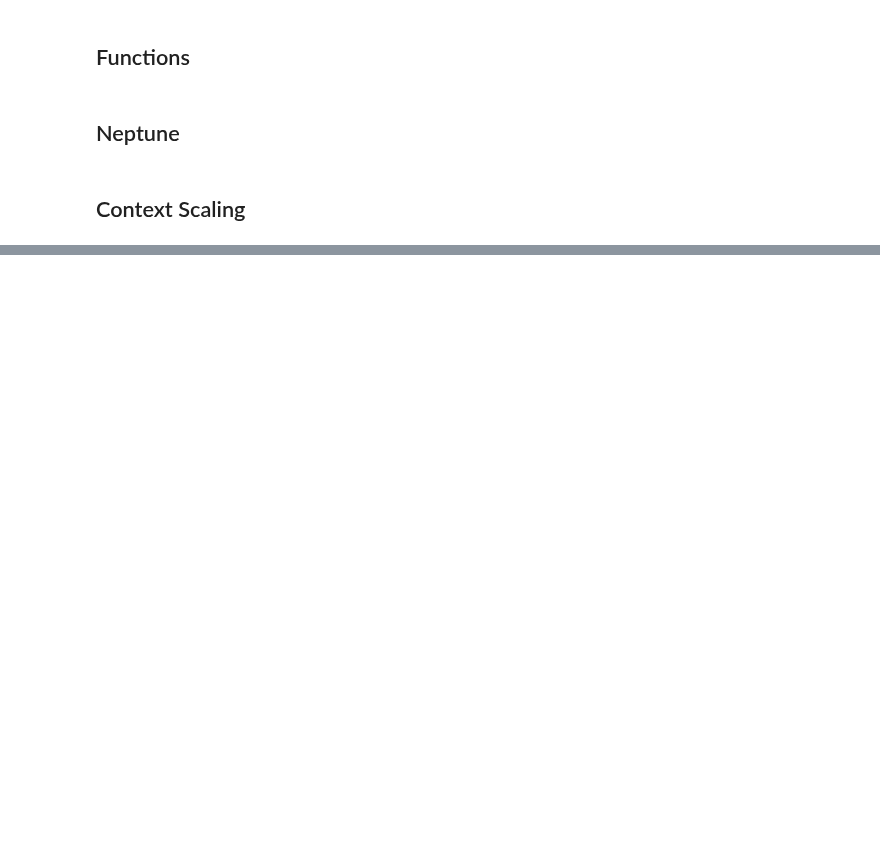
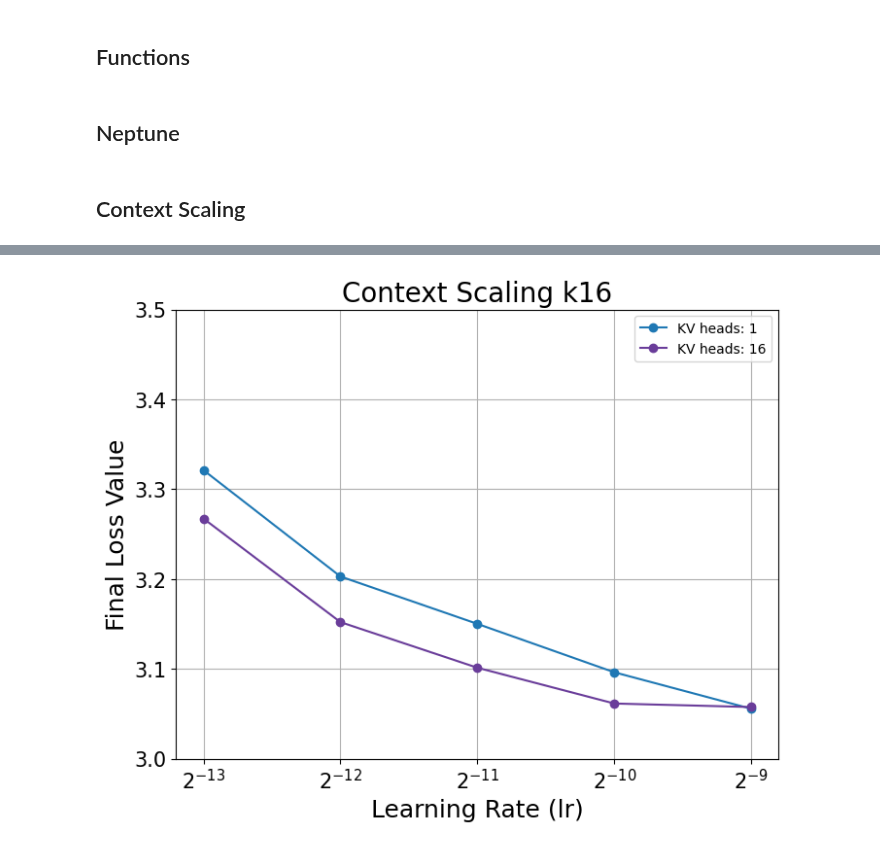
Before and after one commit to llm-random/nano, a Jupyter notebook: jupyter_notebooks/polts.ipynb, the cells around one changed output, grey strips where cells are left out. Saved outputs shown, nothing was run; the diff lists cells and outputs as text; code cells hidden in the pictures; blank space fills up the shorter version.

Commit message:
update plot notebook

```diff
--- a/jupyter_notebooks/polts.ipynb
+++ b/jupyter_notebooks/polts.ipynb
@@ -111,6 +111,9 @@ def plot_loss_vs_lr(runs_table, ylim=None, title=None, figsize=(10, 6), ax=None,
             variable_label = "Granularity:"
         elif main_varible == "job_config/model/encoder/block_fn/attention_fn/top_k":
             variable_label = "top-k:"
+        elif main_varible == "job_config/common/kv_heads":
+            variable_label = "KV heads:"
+
         else:
             variable_label = "Type:"
 
@@ -167,7 +170,7 @@ def plot_loss_vs_lr(runs_table, ylim=None, title=None, figsize=(10, 6), ax=None,
         ax.set_xlabel("Learning Rate (lr)", fontsize=ax_labels_font)
         ax.set_ylabel("Final Loss Value", fontsize=ax_labels_font)
         ax.tick_params(axis='both', labelsize=tick_font)
-        ax.set_xscale("log")
+        ax.set_xscale("log", base=2)
         if title is None:
             title = "Final Loss vs Learning Rate"
         ax.set_title(title, fontsize=title_font)
@@ -200,13 +203,15 @@ def get_final_loss_values(runs_table, main_variable="job_config/common/dmodel"):
     return pd.DataFrame(final_losses)
 
 
-def plot_loss_vs_tokenid(jsons, run_names, smoothing=None):
+def plot_loss_vs_tokenid(jsons, run_names, title='plot', smoothing=None, x_trim_head=None):
     assert len(run_names) == len(jsons)
 
     fig, ax = plt.subplots()
 
     for name, data in zip(run_names, jsons):
         losses = np.asarray(data["loss_per_token"])
+        if x_trim_head is not None:
+            losses = losses[x_trim_head :]
 
         if smoothing is None:
             token_ids = np.arange(len(losses))
@@ -217,11 +222,14 @@ def plot_loss_vs_tokenid(jsons, run_names, smoothing=None):
             losses_trim = losses[: n * smoothing]
             losses_smooth = losses_trim.reshape(n, smoothing).mean(axis=1)
             token_ids = np.arange(n) * smoothing + smoothing // 2
+            if x_trim_head is not None:
+                token_ids += x_trim_head
             ax.plot(token_ids, losses_smooth, label=name)
 
     ax.set_xlabel("Token ID")
     ax.set_ylabel("Loss")
     ax.legend()
+    ax.set_title(title)
     plt.tight_layout()
 
     return fig
@@ -312 +326,6 @@ Shape: (1, 492)
+# %%
+fig, axes = plt.subplots(1, 1, figsize=(8, 6))
+plot_loss_vs_lr(df, (3.0, 3.5), figsize=(6, 6), title="Context Scaling k16", ax=axes, main_varible='job_config/common/kv_heads', ax_labels_font=18, tick_font=15, title_font=20)
+# %% [output]
+[figure, added]
 # %%
```
Also changed, not shown: parts of 7 cells of this notebook, 1 other file.
